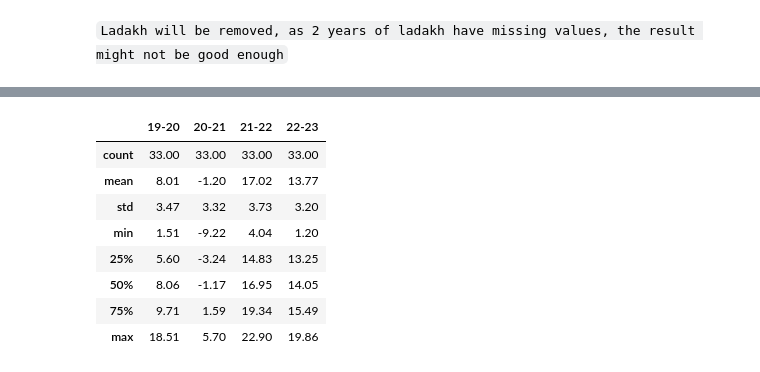
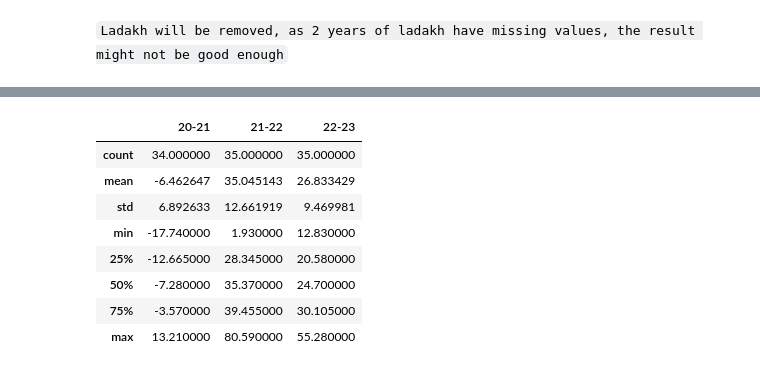
Before and after one commit to IamRaNo/india-logistics-hub-optimizer, a Jupyter notebook: jupyter notebooks/02_growth_gap_analysis.ipynb, the cells around one changed output, grey strips where cells are left out. Drawn from its saved outputs; the diff is of its cells as text; code cells hidden in the pictures.

```diff
--- a/jupyter notebooks/02_growth_gap_analysis.ipynb
+++ b/jupyter notebooks/02_growth_gap_analysis.ipynb
@@ -136,12 +110,12 @@ memory usage: 1.4+ KB
-# %%
-gsdp.describe(include='number').round(2)
-# %% [output]
-|  | 19-20 | 20-21 | 21-22 | 22-23 |
-| count | 33.00 | 33.00 | 33.00 | 33.00 |
-| mean | 8.01 | -1.20 | 17.02 | 13.77 |
-| std | 3.47 | 3.32 | 3.73 | 3.20 |
-| min | 1.51 | -9.22 | 4.04 | 1.20 |
-| 25% | 5.60 | -3.24 | 14.83 | 13.25 |
-| 50% | 8.06 | -1.17 | 16.95 | 14.05 |
-| 75% | 9.71 | 1.59 | 19.34 | 15.49 |
-| max | 18.51 | 5.70 | 22.90 | 19.86 |
+# %%
+bill.describe()
+# %% [output]
+|  | 20-21 | 21-22 | 22-23 |
+| count | 34.000000 | 35.000000 | 35.000000 |
+| mean | -6.462647 | 35.045143 | 26.833429 |
+| std | 6.892633 | 12.661919 | 9.469981 |
+| min | -17.740000 | 1.930000 | 12.830000 |
+| 25% | -12.665000 | 28.345000 | 20.580000 |
+| 50% | -7.280000 | 35.370000 | 24.700000 |
+| 75% | -3.570000 | 39.455000 | 30.105000 |
+| max | 13.210000 | 80.590000 | 55.280000 |
```
Also changed, not shown: parts of 21 cells of this notebook, 1 other file.
